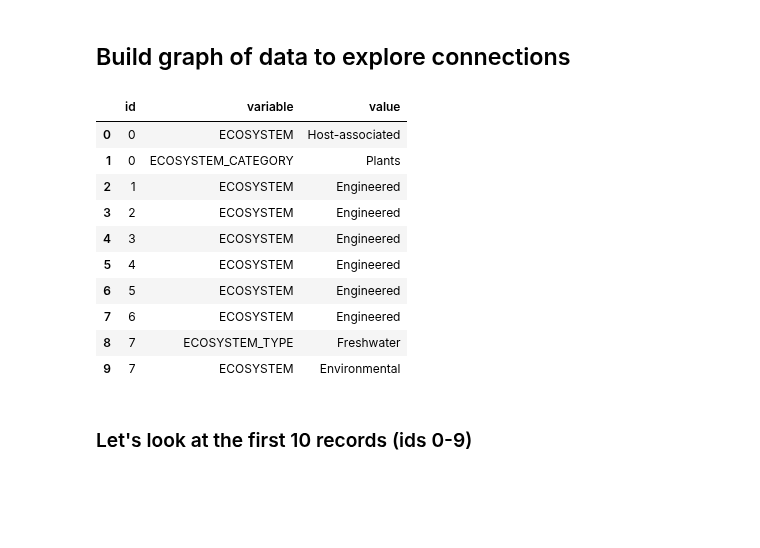
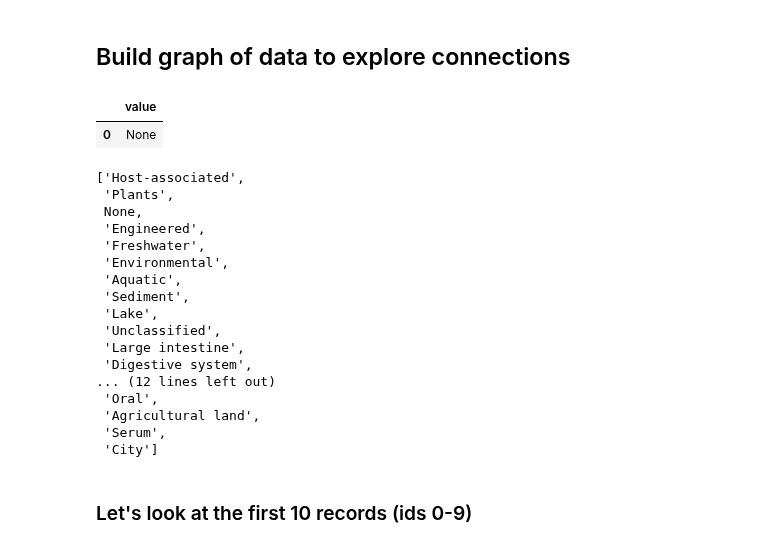
Before and after one commit to microbiomedata/nmdc-metadata, a Jupyter notebook: notebooks/gold-env-elevels-analysis.ipynb, the cells around one changed output. Saved outputs shown, nothing was run; the diff lists cells and outputs as text; code cells hidden in the pictures; blank space fills up the shorter version.

```diff
--- a/notebooks/gold-env-elevels-analysis.ipynb
+++ b/notebooks/gold-env-elevels-analysis.ipynb
@@ -224,27 +224,49 @@ plt.show()
 # %%
 ## create EAV table containing only top 7 values
 q = """
 select
-    *
+    distinct value
 from
-    eavdf
-where value in
-    (select distinct value from top7_totalsdf)
+    top7_totalsdf
+where
+    value is NULL
 """
-top7_eavdf = pysqldf(q)
-top7_eavdf.head(10)
+pysqldf(q)
 # %% [output]
-|  | id | variable | value |
-| 0 | 0 | ECOSYSTEM | Host-associated |
-| 1 | 0 | ECOSYSTEM_CATEGORY | Plants |
-| 2 | 1 | ECOSYSTEM | Engineered |
-| 3 | 2 | ECOSYSTEM | Engineered |
-| 4 | 3 | ECOSYSTEM | Engineered |
-| 5 | 4 | ECOSYSTEM | Engineered |
-| 6 | 5 | ECOSYSTEM | Engineered |
-| 7 | 6 | ECOSYSTEM | Engineered |
-| 8 | 7 | ECOSYSTEM_TYPE | Freshwater |
-| 9 | 7 | ECOSYSTEM | Environmental |
+|  | value |
+| 0 | None |
+# %%
+## create EAV table containing only top 7 values
+q = """
+select
+    *
+from
+    eavdf
+where value in
+    (select distinct value from top7_totalsdf)
+or
+    value is NULL -- for now include null values so we can count missing data if needed
+"""
+top7_eavdf = pysqldf(q)
+list(top7_eavdf['value'].unique())
+# %% [output]
+['Host-associated',
+ 'Plants',
+ None,
+ 'Engineered',
+ 'Freshwater',
+ 'Environmental',
+ 'Aquatic',
+ 'Sediment',
+ 'Lake',
+ 'Unclassified',
+ 'Large intestine',
+ 'Digestive system',
+... (12 lines left out)
+ 'Oral',
+ 'Agricultural land',
+ 'Serum',
+ 'City']
 # %% [markdown]
 ### Let's look at the first 10 records (ids 0-9)
 # %%
```
Also changed, not shown: parts of 8 cells of this notebook.
